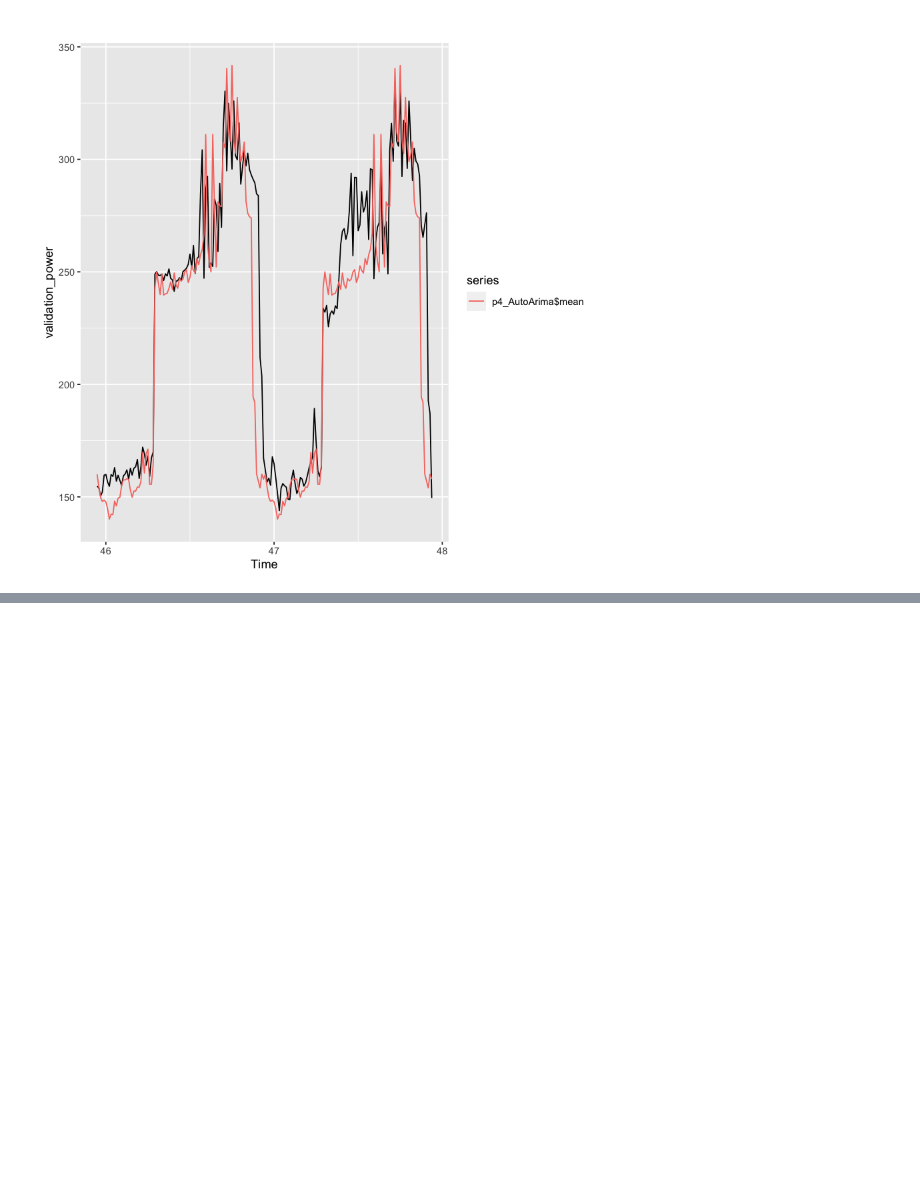
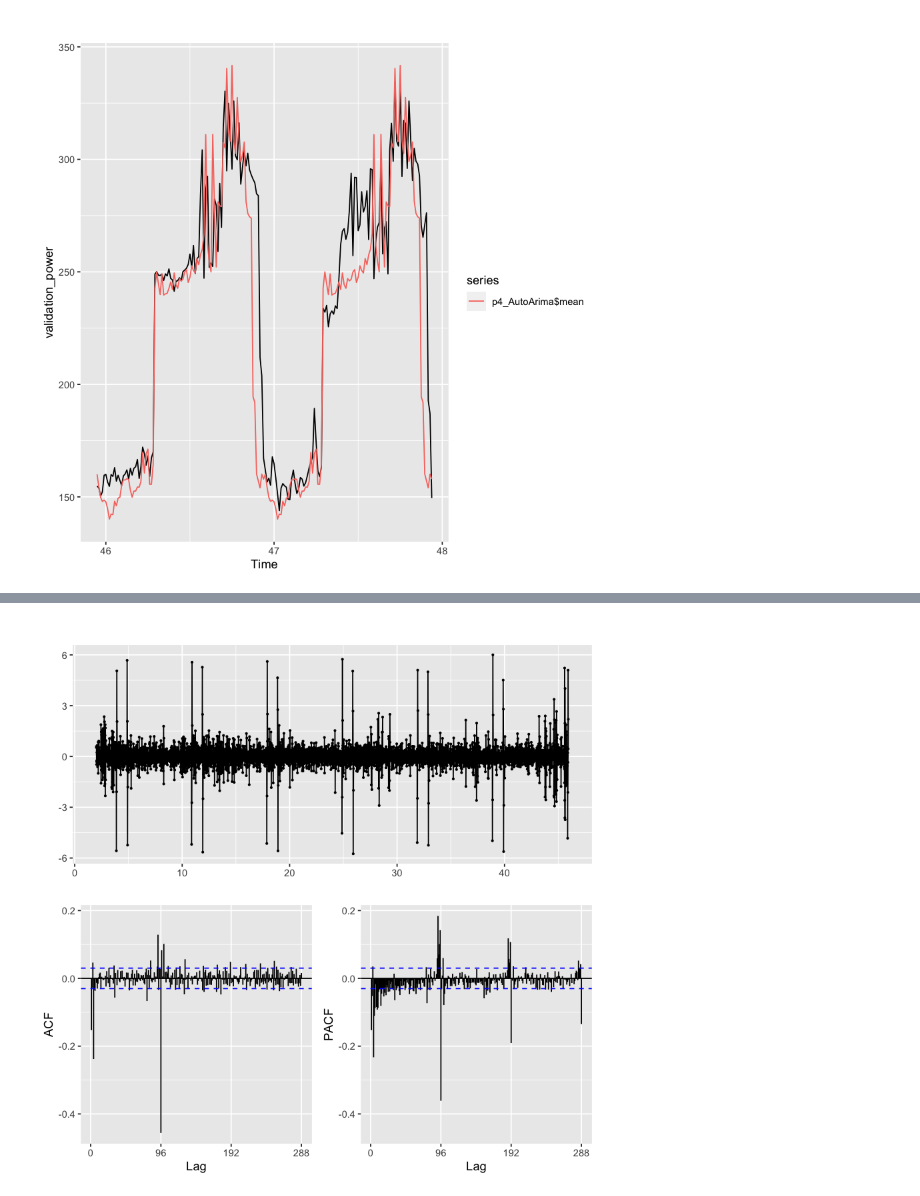
Before and after one commit to NiteshDabas/Time-Series, a Jupyter notebook: Electricity Consumption Forecasting WITHOUT covariates.ipynb, the cells around one changed output, grey strips where cells are left out. Cells and saved outputs as stored; diff of their text form; code cells hidden in the pictures; blank space fills up the shorter version.

```diff
--- a/Electricity Consumption Forecasting WITHOUT covariates.ipynb
+++ b/Electricity Consumption Forecasting WITHOUT covariates.ipynb
@@ -204,0 +228,6 @@ err4_AutoArima
+# %%
+#to get rid of any trend
+tmp2 = diff(tmp)
+ggtsdisplay(tmp2)
+# %% [output]
+[figure, added]
```
Also changed, not shown: parts of 20 cells of this notebook.
